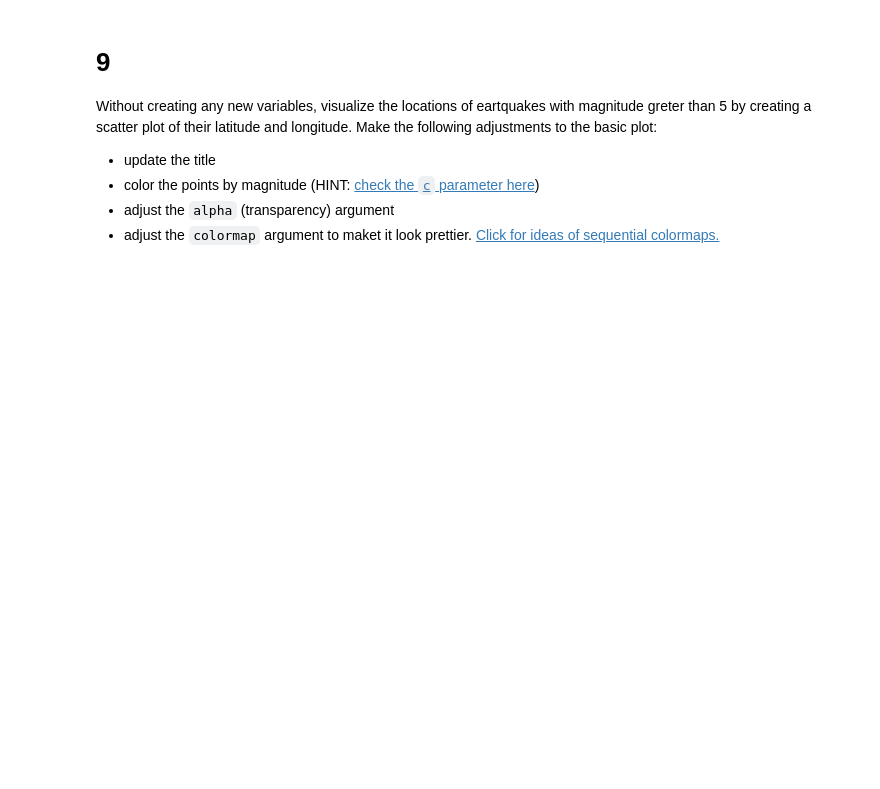
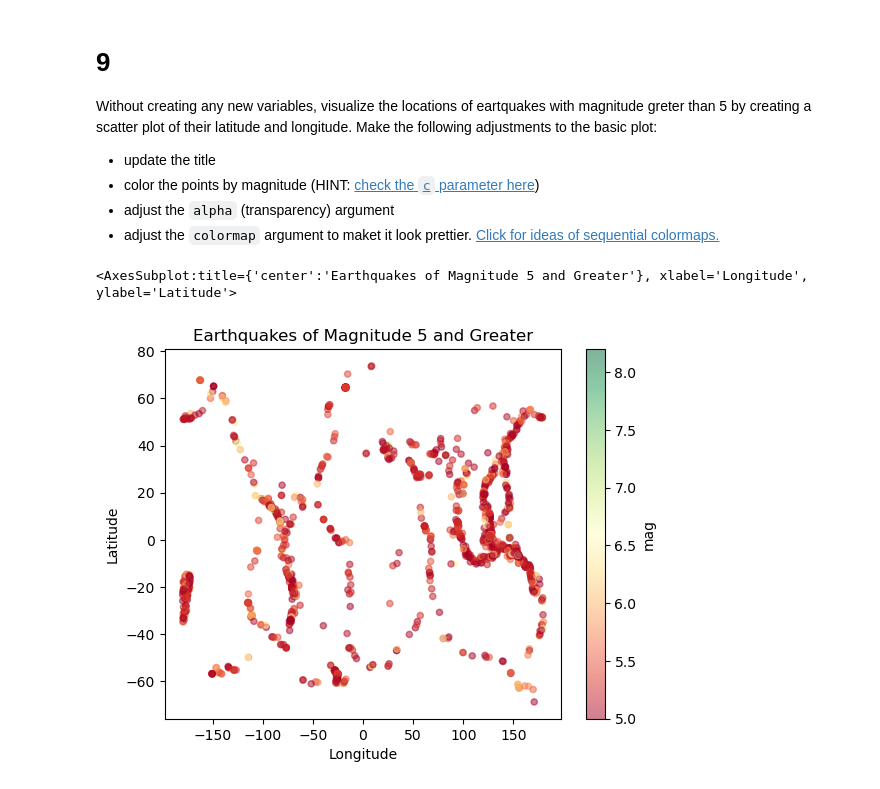
Before and after one commit to rfswick/eds220-hwk1-rfs, a Jupyter notebook: hwk1-task3-earthquakes.ipynb, the cells around one changed output. Cells and saved outputs as stored; diff of their text form; code cells hidden in the pictures; blank space fills up the shorter version.

Commit message:
Complete hwk1-task3-earthquakes. Fix issue with hwk1-task2 file path.

```diff
--- a/hwk1-task3-earthquakes.ipynb
+++ b/hwk1-task3-earthquakes.ipynb
@@ -218,16 +259,18 @@ Without creating any new variables, visualize the locations of eartquakes with m
 # %%
 # Plot the `latitude` and `longitude` columns
 # For earthquakes with magnitude greater than 5
-eqk.rename(columns = {"mag": "Magnitude"}, inplace=True)
-eqk[eqk['Magnitude'] >= 5 ].plot(kind='scatter',
-                           x='latitude',
-                           y='longitude',
-                           xlabel='Latitude',
-                           ylabel='Longitude',
-                           c='Magnitude',
+eqk[eqk['mag'] >= 5 ].plot(kind='scatter',
+                           y='latitude',
+                           x='longitude',
+                           ylabel='Latitude',
+                           xlabel='Longitude',
+                           c='mag',
                            title='Earthquakes of Magnitude 5 and Greater',
                            alpha=0.5,
                            colormap='RdYlGn'
                           )
+# %% [output]
+<AxesSubplot:title={'center':'Earthquakes of Magnitude 5 and Greater'}, xlabel='Longitude', ylabel='Latitude'>
+[figure, added]
 # %% [markdown]
 <!-- END QUESTION -->
```
Also changed, not shown: parts of 8 cells of this notebook, 1 other file.
